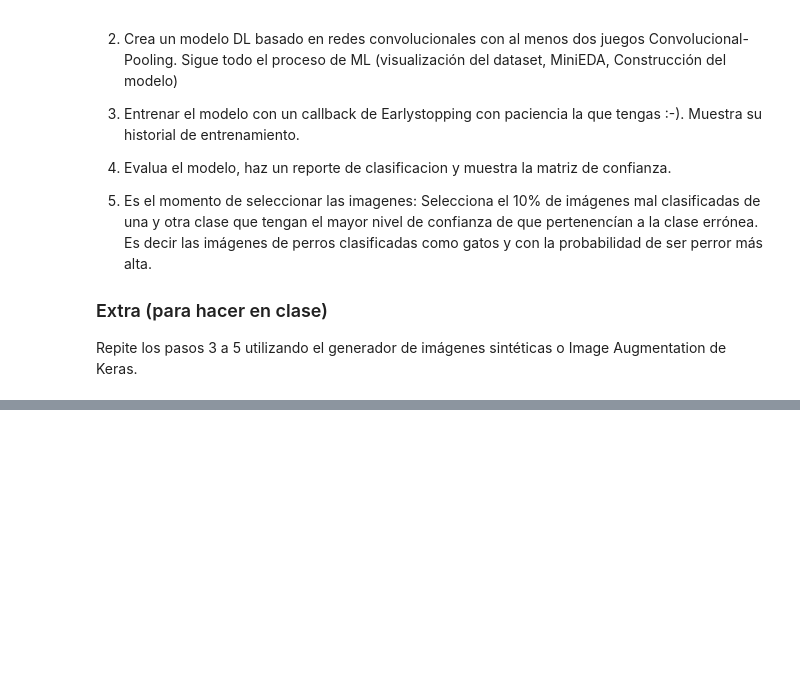
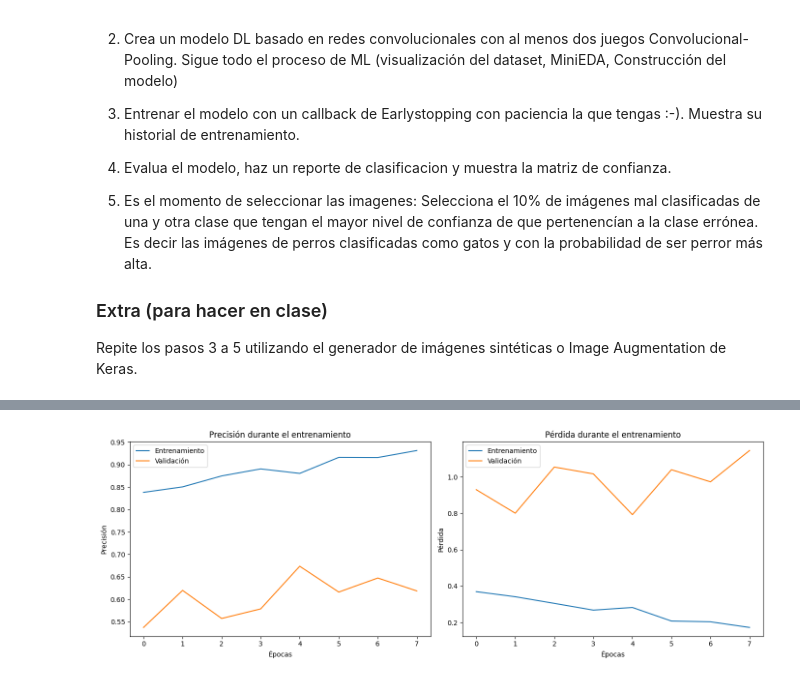
Before and after one commit to Deivid-Jimenez/ONLINE_DS_THEBRIDGE_Deivid-Jimenez, a Jupyter notebook: Sprint_16/Unidad_01_Deep_Learning_CNN_Redes_Convolucionales/Practica_Obligatoria/18_Practica_Obligatoria_CNN_Redes_Convolucionales.ipynb, the cells around one changed output, grey strips where cells are left out. Saved outputs shown, nothing was run; the diff lists cells and outputs as text; code cells hidden in the pictures; blank space fills up the shorter version.

```diff
--- a/Sprint_16/Unidad_01_Deep_Learning_CNN_Redes_Convolucionales/Practica_Obligatoria/18_Practica_Obligatoria_CNN_Redes_Convolucionales.ipynb
+++ b/Sprint_16/Unidad_01_Deep_Learning_CNN_Redes_Convolucionales/Practica_Obligatoria/18_Practica_Obligatoria_CNN_Redes_Convolucionales.ipynb
@@ -52,0 +259,20 @@ Repite los pasos 3 a 5 utilizando el generador de imágenes sintéticas o Image
+# %%
+from tensorflow.keras.callbacks import EarlyStopping
+
+# 1. Definir el callback de EarlyStopping
+early_stop = EarlyStopping(
+    monitor='val_loss',     # monitorea la pérdida de validación
+    patience=3,             # espera 3 épocas sin mejora
+    restore_best_weights=True,  # recupera los mejores pesos
+    verbose=1
+)
+
+# 2. Entrenar con EarlyStopping
+history = model.fit(
+    X_train_norm, y_train_cat,
+    epochs=30,                # puedes usar un número grande, el early stopping lo recortará
+    batch_size=32,
+    validation_split=0.2,
+    callbacks=[early_stop],   # añadimos el callback aquí
+    verbose=1
+)
@@ -52,0 +298,4 @@ Repite los pasos 3 a 5 utilizando el generador de imágenes sintéticas o Image
+# %%
+plot_training_history(history)
+# %% [output]
+[figure, added]
```
Also changed, not shown: parts of 9 cells of this notebook, 1 other file.
